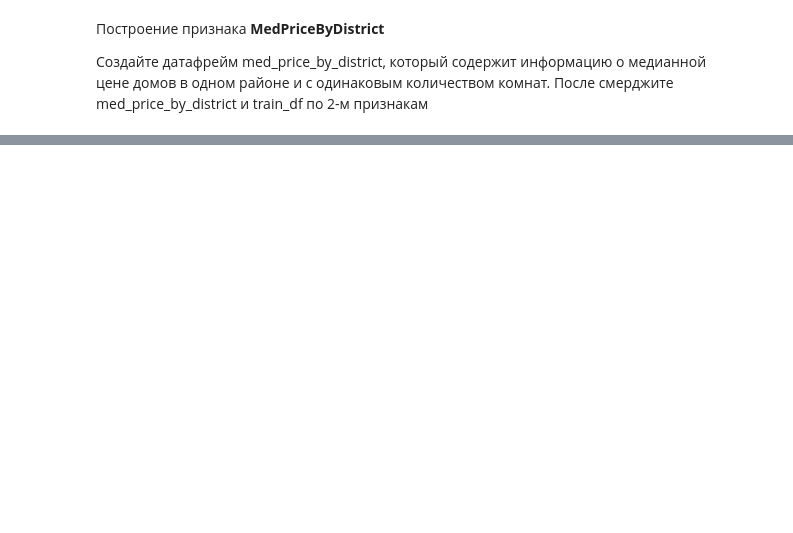
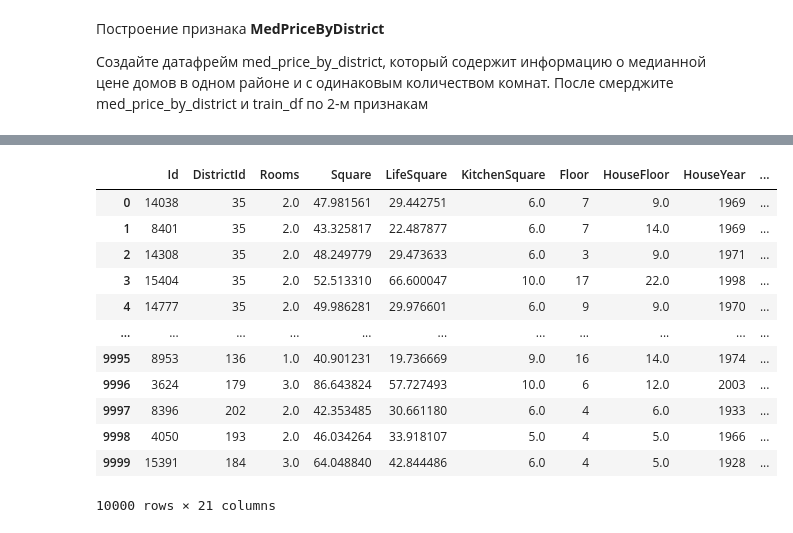
Before and after one commit to ps1on1ck/python_for_data_science_course_project, a Jupyter notebook: course_work_preparation/data_preparation_kurs.ipynb, the cells around one changed output, grey strips where cells are left out. Saved outputs shown, nothing was run; the diff lists cells and outputs as text; code cells hidden in the pictures; blank space fills up the shorter version.

```diff
--- a/course_work_preparation/data_preparation_kurs.ipynb
+++ b/course_work_preparation/data_preparation_kurs.ipynb
@@ -558,0 +571,6 @@ train_df
+# %%
+med_price_by_district = train_df.groupby(['DistrictId', 'Rooms'], as_index=False).median()[['DistrictId', 'Rooms', 'Price']]
+med_price_by_district = pd.DataFrame(df_cat)
+med_price_by_district.rename(columns={'Price': 'Median_price'}, inplace=True)
+
+med_price_by_district
@@ -558,0 +591,17 @@ train_df
+# %%
+train_df = train_df.merge(med_price_by_district, on=['DistrictId', 'Rooms'])
+train_df
+# %% [output]
+|  | Id | DistrictId | Rooms | Square | LifeSquare | KitchenSquare | Floor | HouseFloor | HouseYear | ... |
+| 0 | 14038 | 35 | 2.0 | 47.981561 | 29.442751 | 6.0 | 7 | 9.0 | 1969 | ... |
+| 1 | 8401 | 35 | 2.0 | 43.325817 | 22.487877 | 6.0 | 7 | 14.0 | 1969 | ... |
+| 2 | 14308 | 35 | 2.0 | 48.249779 | 29.473633 | 6.0 | 3 | 9.0 | 1971 | ... |
+| 3 | 15404 | 35 | 2.0 | 52.513310 | 66.600047 | 10.0 | 17 | 22.0 | 1998 | ... |
+| 4 | 14777 | 35 | 2.0 | 49.986281 | 29.976601 | 6.0 | 9 | 9.0 | 1970 | ... |
+| ... | ... | ... | ... | ... | ... | ... | ... | ... | ... | ... |
+| 9995 | 8953 | 136 | 1.0 | 40.901231 | 19.736669 | 9.0 | 16 | 14.0 | 1974 | ... |
+| 9996 | 3624 | 179 | 3.0 | 86.643824 | 57.727493 | 10.0 | 6 | 12.0 | 2003 | ... |
+| 9997 | 8396 | 202 | 2.0 | 42.353485 | 30.661180 | 6.0 | 4 | 6.0 | 1933 | ... |
+| 9998 | 4050 | 193 | 2.0 | 46.034264 | 33.918107 | 5.0 | 4 | 5.0 | 1966 | ... |
+| 9999 | 15391 | 184 | 3.0 | 64.048840 | 42.844486 | 6.0 | 4 | 5.0 | 1928 | ... |
+10000 rows × 21 columns
```
Also changed, not shown: parts of 6 cells of this notebook.
